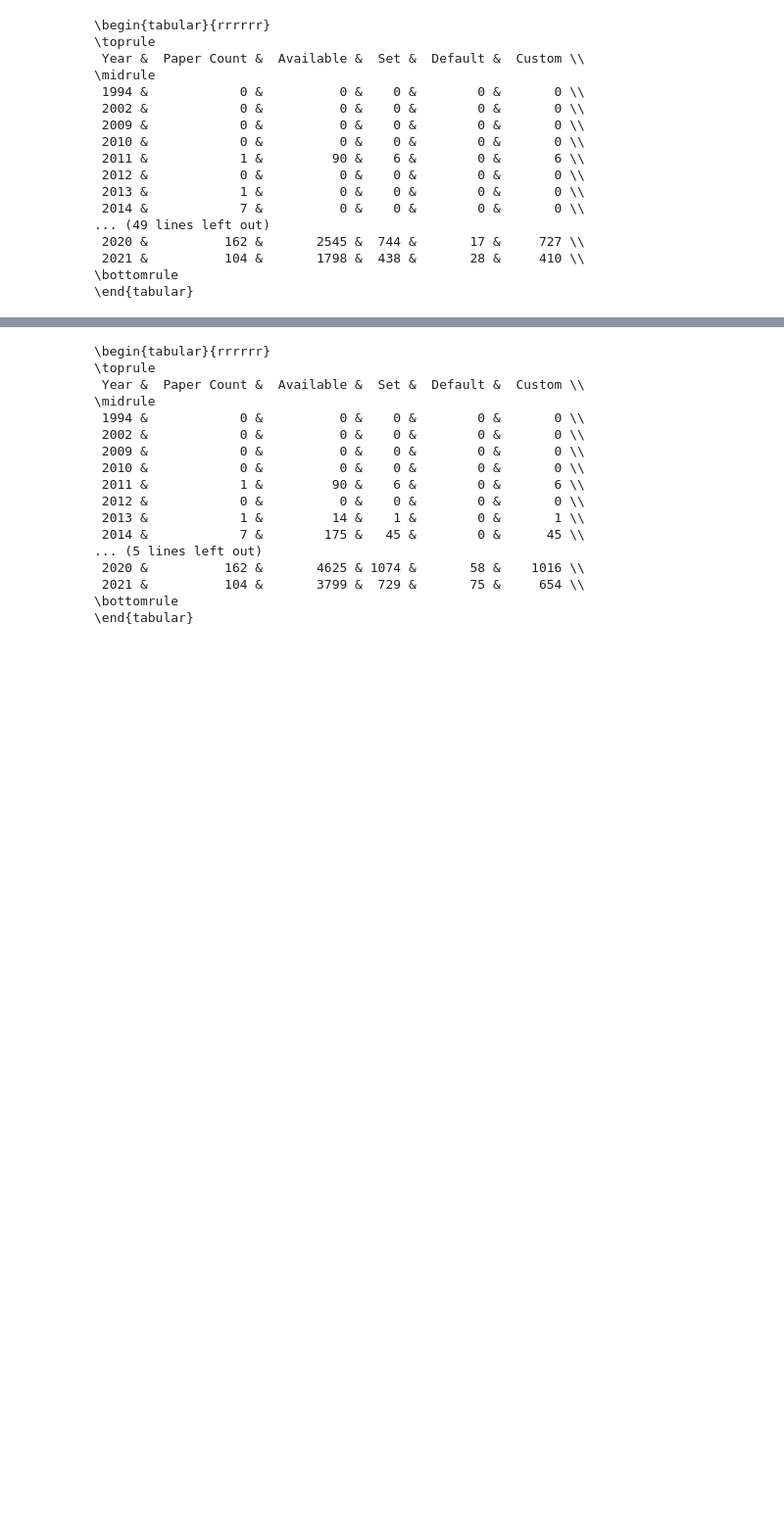
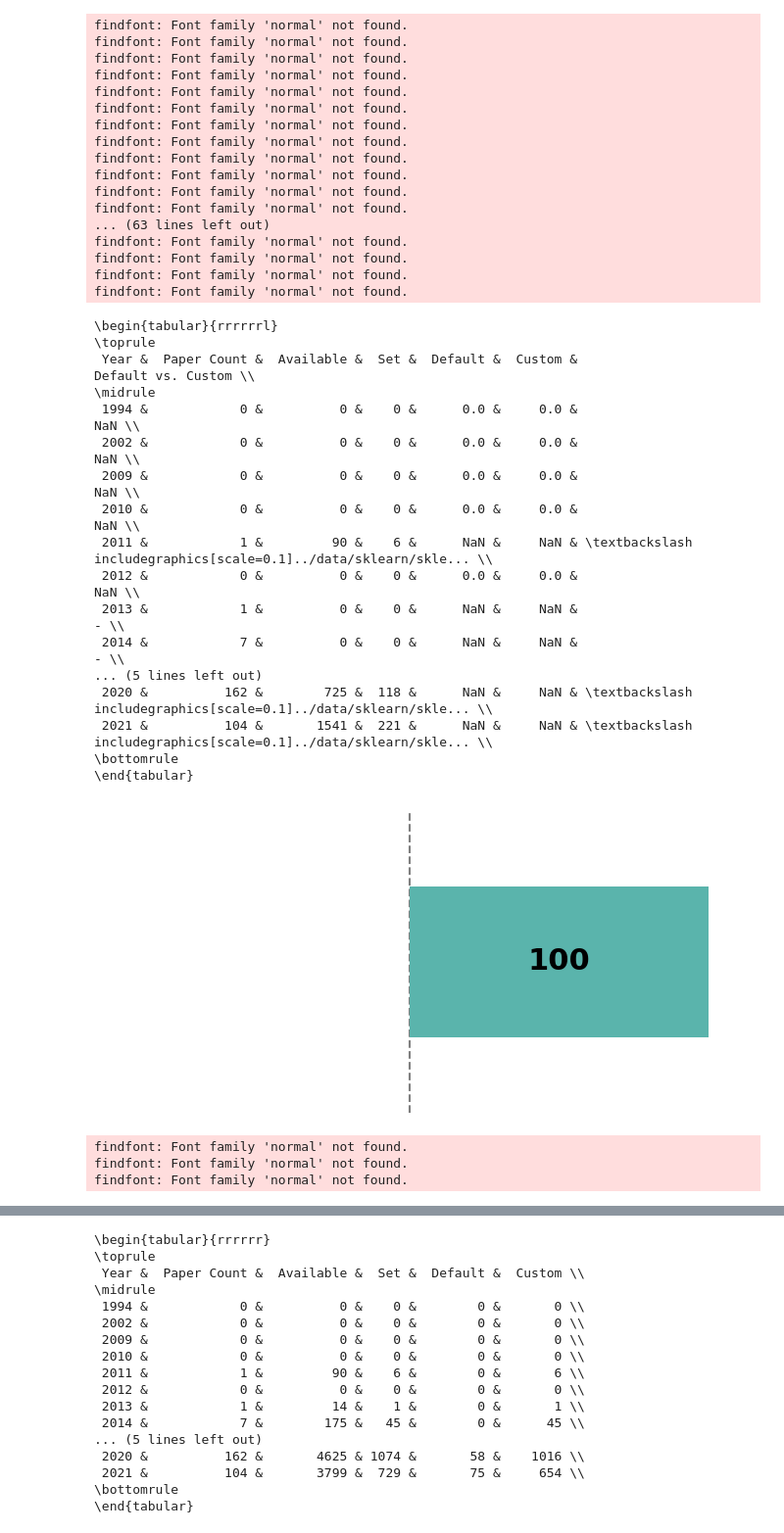
Before and after one commit to AI-4-SE/Exploring-Hyperparameter-Usage-And-Tuning-In-Machine-Learning-Research, a Jupyter notebook: src/hyperparameters_per_year.ipynb, the cells around one changed output, grey strips where cells are left out. Shown at 98% size. Cells and saved outputs as stored; diff of their text form; code cells hidden in the pictures; blank space fills up the shorter version.

```diff
--- a/src/hyperparameters_per_year.ipynb
+++ b/src/hyperparameters_per_year.ipynb
@@ -77,13 +121,21 @@ def count_ml_method_params(library_name: str, library_dir: str, files: str, year
 
     assert total_params_set == default_params + customized_params
 
+
     df = pd.DataFrame()
     df["Year"] = [year]
     df["Paper Count"] = [len(files)]
     df["Available"] = [total_params_available]
     df["Set"] = [total_params_set]
-    df["Default"] = [default_params]
-    df["Custom"] = [customized_params]
+
+    if total_params_set > 0:
+        default_per = round(default_params/total_params_set, 1)
+        custom_per = round(customized_params/total_params_set, 1)
+        file_path = create_plot(name=library_name, year=str(year), value_a=default_per, value_b=custom_per)
+        df["Default vs. Custom"] = [f"\includegraphics[scale=0.1]{file_path}"]
+
+    else:
+        df["Default vs. Custom"] = ["-"]
 
     return df
 
@@ -101,49 +153,70 @@ with open("../data/repos_hyperparameter_tuning.json", "r", encoding="utf-8") as
 # %%
 def get_hp_tuning_stats_per_year(data: List, library_name: str, library_dir: str):
     dfs = []
 
     for item in data:
         files = item["hp_yes"]
 
         if not files:
             df = pd.DataFrame()
             df["Year"] = [item["year"]]
             df["Paper Count"] = [len(files)]
             df["Available"] = [0]
             df["Set"] = [0]
             df["Default"] = [0]
             df["Custom"] = [0]
             dfs.append(df)
             continue
 
         df = count_ml_method_params(library_name=library_name, library_dir=library_dir, files=files, year=item["year"])
         dfs.append(df)
 
     df_all = pd.concat(dfs)
     return df_all
 
 df_sklearn = get_hp_tuning_stats_per_year(data, "sklearn", "../data/library_data/sklearn_estimators.json")
-df_tf = get_hp_tuning_stats_per_year(data, "tensorflow", "../data/library_data/tensorflow_optimizer.json")
-df_torch = get_hp_tuning_stats_per_year(data, "torch", "../data/library_data/torch_optimizer.json")
+#df_tf = get_hp_tuning_stats_per_year(data, "tensorflow", "../data/library_data/tensorflow_optimizer.json")
+#df_torch = get_hp_tuning_stats_per_year(data, "torch", "../data/library_data/torch_optimizer.json")
 
 df_to_latex(df_sklearn)
-df_to_latex(df_tf)
-df_to_latex(df_torch)
+#df_to_latex(df_tf)
+#df_to_latex(df_torch)
 # %% [output]
-\begin{tabular}{rrrrrr}
-\toprule
- Year &  Paper Count &  Available &  Set &  Default &  Custom \\
-\midrule
- 1994 &            0 &          0 &    0 &        0 &       0 \\
- 2002 &            0 &          0 &    0 &        0 &       0 \\
- 2009 &            0 &          0 &    0 &        0 &       0 \\
- 2010 &            0 &          0 &    0 &        0 &       0 \\
- 2011 &            1 &         90 &    6 &        0 &       6 \\
- 2012 &            0 &          0 &    0 &        0 &       0 \\
- 2013 &            1 &          0 &    0 &        0 &       0 \\
- 2014 &            7 &          0 &    0 &        0 &       0 \\
-... (49 lines left out)
- 2020 &          162 &       2545 &  744 &       17 &     727 \\
- 2021 &          104 &       1798 &  438 &       28 &     410 \\
-\bottomrule
-\end{tabular}
+findfont: Font family 'normal' not found.
+findfont: Font family 'normal' not found.
+findfont: Font family 'normal' not found.
+findfont: Font family 'normal' not found.
+findfont: Font family 'normal' not found.
+findfont: Font family 'normal' not found.
+findfont: Font family 'normal' not found.
+findfont: Font family 'normal' not found.
+findfont: Font family 'normal' not found.
+findfont: Font family 'normal' not found.
+findfont: Font family 'normal' not found.
+findfont: Font family 'normal' not found.
+... (63 lines left out)
+findfont: Font family 'normal' not found.
+findfont: Font family 'normal' not found.
+findfont: Font family 'normal' not found.
+findfont: Font family 'normal' not found.
+\begin{tabular}{rrrrrrl}
+\toprule
+ Year &  Paper Count &  Available &  Set &  Default &  Custom &                                 Default vs. Custom \\
+\midrule
+ 1994 &            0 &          0 &    0 &      0.0 &     0.0 &                                                NaN \\
+ 2002 &            0 &          0 &    0 &      0.0 &     0.0 &                                                NaN \\
+ 2009 &            0 &          0 &    0 &      0.0 &     0.0 &                                                NaN \\
+ 2010 &            0 &          0 &    0 &      0.0 &     0.0 &                                                NaN \\
+ 2011 &            1 &         90 &    6 &      NaN &     NaN & \textbackslash includegraphics[scale=0.1]../data/sklearn/skle... \\
+ 2012 &            0 &          0 &    0 &      0.0 &     0.0 &                                                NaN \\
+ 2013 &            1 &          0 &    0 &      NaN &     NaN &                                                  - \\
+ 2014 &            7 &          0 &    0 &      NaN &     NaN &                                                  - \\
+... (5 lines left out)
+ 2020 &          162 &        725 &  118 &      NaN &     NaN & \textbackslash includegraphics[scale=0.1]../data/sklearn/skle... \\
+ 2021 &          104 &       1541 &  221 &      NaN &     NaN & \textbackslash includegraphics[scale=0.1]../data/sklearn/skle... \\
+\bottomrule
+\end{tabular}
+[figure, added]
+findfont: Font family 'normal' not found.
+findfont: Font family 'normal' not found.
+findfont: Font family 'normal' not found.
```
Also changed, not shown: parts of 4 cells of this notebook, 4 other files.
